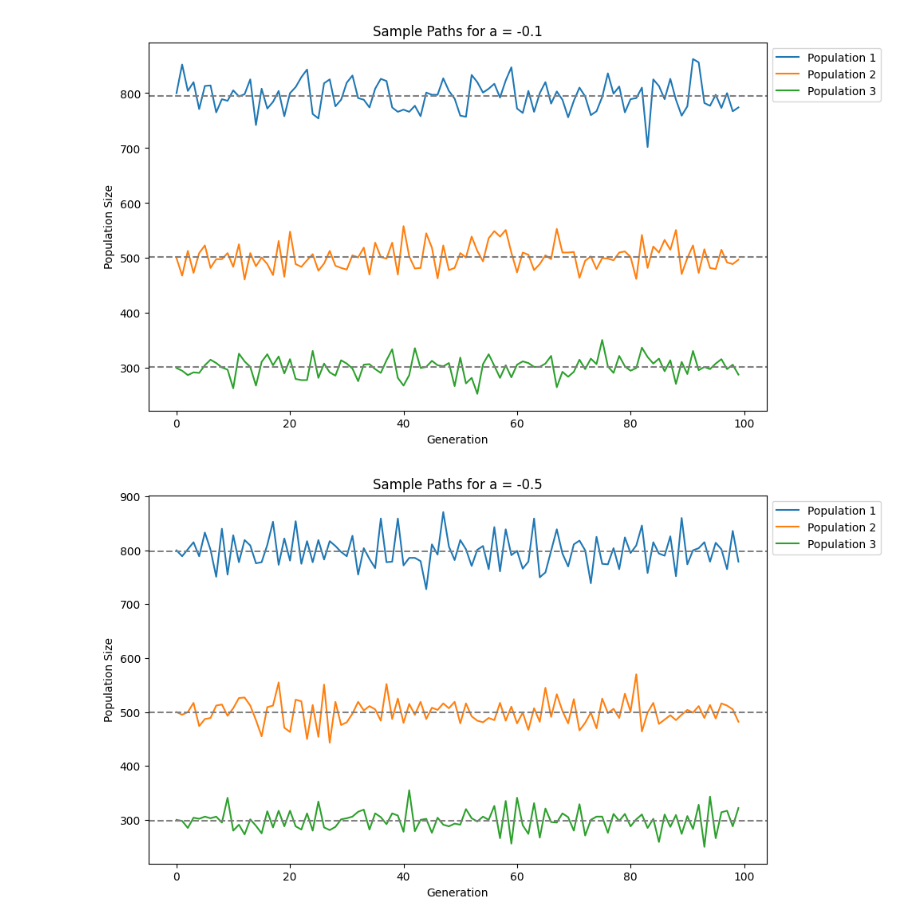
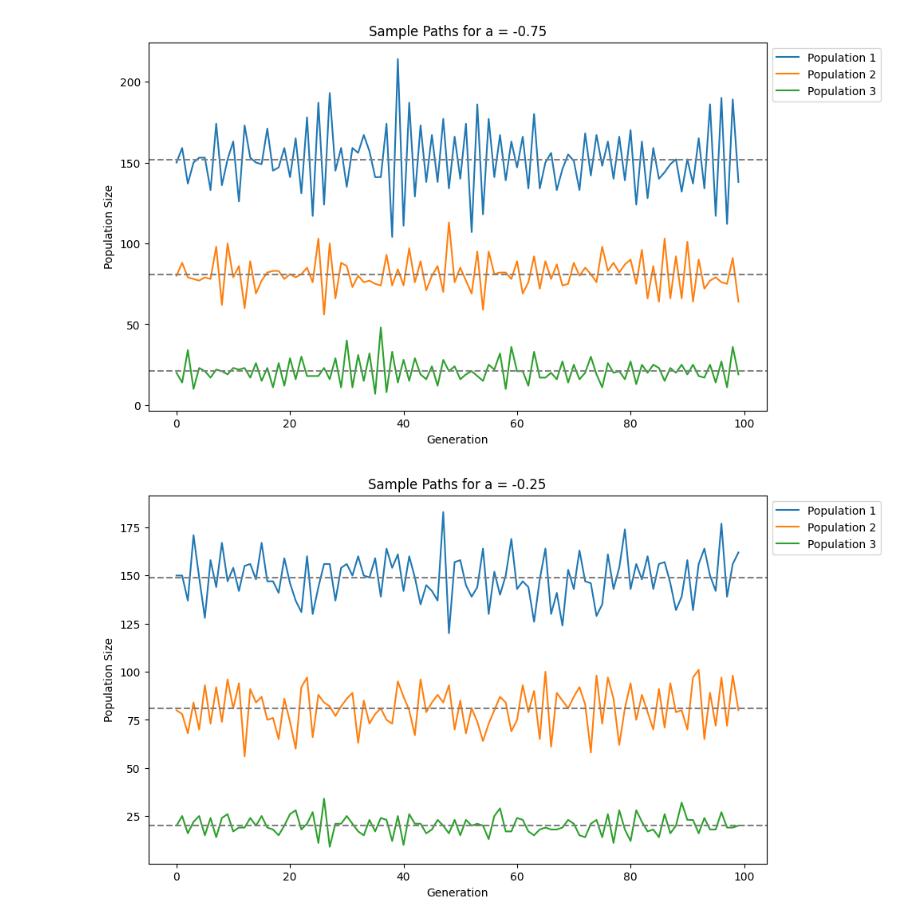
Before and after one commit to mt019/1121_Longitudinal_Data_Analysis, a Jupyter notebook: HW_05/R10A21126_HW05_Q4.ipynb, the cells around one changed output. Cells and saved outputs as stored; diff of their text form; code cells hidden in the pictures.

```diff
--- a/HW_05/R10A21126_HW05_Q4.ipynb
+++ b/HW_05/R10A21126_HW05_Q4.ipynb
@@ -18,7 +18,7 @@ def generate_sample_paths(num_generations, initial_values, mu, alpha):
             yij_prev = sample_paths[i, j-1]
             # print(yij_prev)
 
-            Zk = np.random.poisson(calculate_lamda(yij_prev, mu[i], alpha), size = round(yij_prev))
+            Zk = np.random.poisson(calculate_lamda(max(yij_prev,d), mu[i], alpha), size = round(yij_prev))
 
             yij =  np.sum(Zk)
             sample_paths[i, j] = yij
@@ -44,22 +44,24 @@ def simulate_and_plot(num_generations, initial_values, mu, alpha):
 # %%
 
 # Parameters
 num_generations = 100  # Number of generations
 
 # Set initial values of population
-initial_values = np.array([800, 500, 300])
+initial_values = np.array([150, 80, 20])
 mu = initial_values
 
+d=0.1
+
 # Parameter alpha
-alpha_values = [-0.1,-0.5,-.9]
+alpha_values = [-0.75,-0.25,-.5]
 
 
 
 for alpha in alpha_values:
     simulate_and_plot(num_generations, initial_values, mu, alpha)
 
 plt.tight_layout()
 plt.show()
 # %% [output]
-[figure, old version]
+[figure, new version]
-[figure, old version]
+[figure, new version]
```
Also changed, not shown: parts of 1 cell of this notebook, 4 other files.
